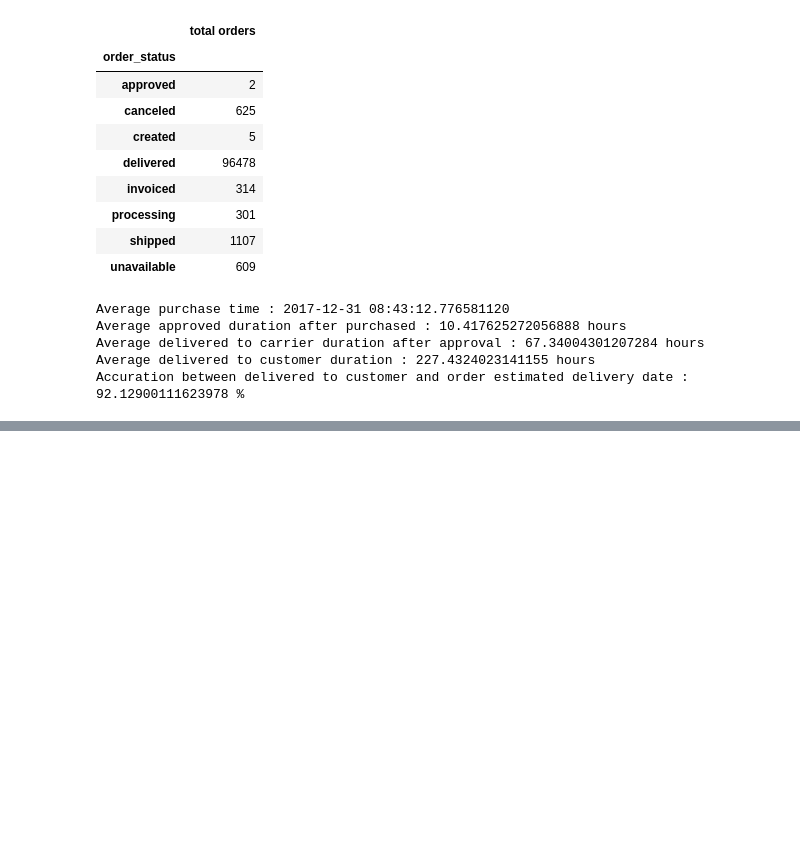
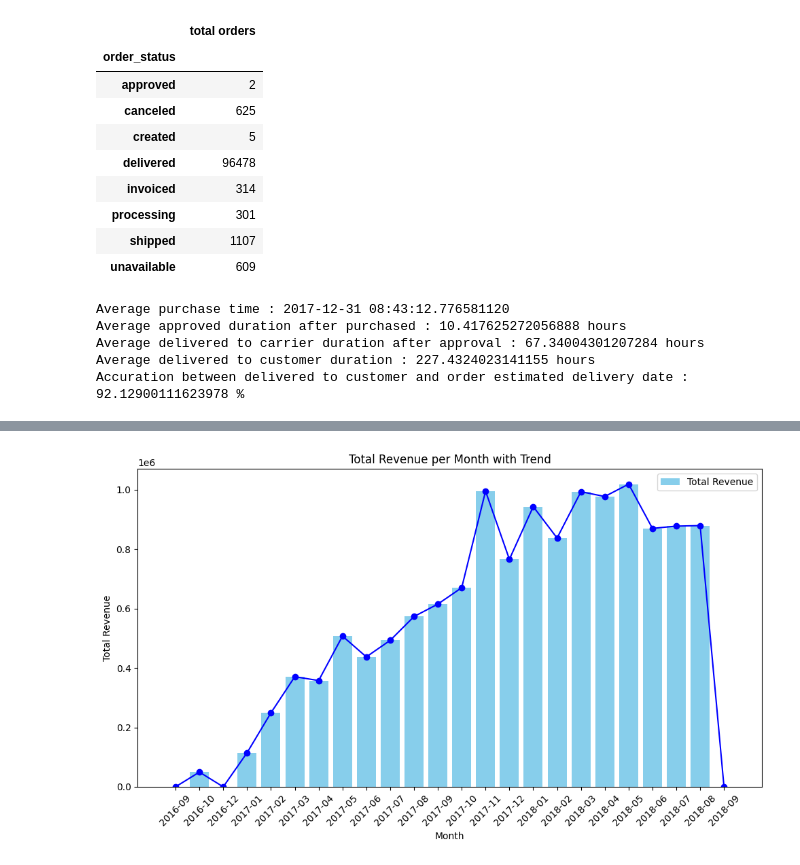
Before and after one commit to nathsteve13/ecommerce-dataset-analysis, a Jupyter notebook: notebook.ipynb, the cells around one changed output, grey strips where cells are left out. Cells and saved outputs as stored; diff of their text form; code cells hidden in the pictures; blank space fills up the shorter version.

```diff
--- a/notebook.ipynb
+++ b/notebook.ipynb
@@ -750,0 +901,12 @@ Accuration between delivered to customer and order estimated delivery date : 92.
+# %%
+df_non_cancelled = df_orders[df_orders['order_status'] != 'cancelled']
+
+df_merged = pd.merge(df_non_cancelled[['order_id', 'order_approved_at']], df_order_items[['order_id', 'price']], on='order_id')
+
+df_merged['month_year'] = df_merged['order_approved_at'].dt.to_period('M')
+
+df_merged.groupby('month_year').agg({
+    'price': 'sum'
+}).reset_index().rename(columns={
+    'price': 'total_revenue'
+})
@@ -750,0 +931,19 @@ Accuration between delivered to customer and order estimated delivery date : 92.
+# %%
+df_revenue_per_month = df_merged.groupby('month_year').agg({
+    'price': 'sum'
+}).reset_index().rename(columns={
+    'price': 'total_revenue'
+})
+
+fig, ax = plt.subplots(figsize=(10, 6))
+ax.bar(df_revenue_per_month['month_year'].astype(str), df_revenue_per_month['total_revenue'], color='skyblue', label='Total Revenue')
+ax.plot(df_revenue_per_month["month_year"].astype(str), df_revenue_per_month["total_revenue"], marker='o', color='b')
+ax.set_title('Total Revenue per Month with Trend')
+ax.set_xlabel('Month')
+ax.set_ylabel('Total Revenue')
+plt.xticks(rotation=45)
+ax.legend()
+plt.tight_layout()
+plt.show()
+# %% [output]
+[figure, added]
```
Also changed, not shown: parts of 24 cells of this notebook.
